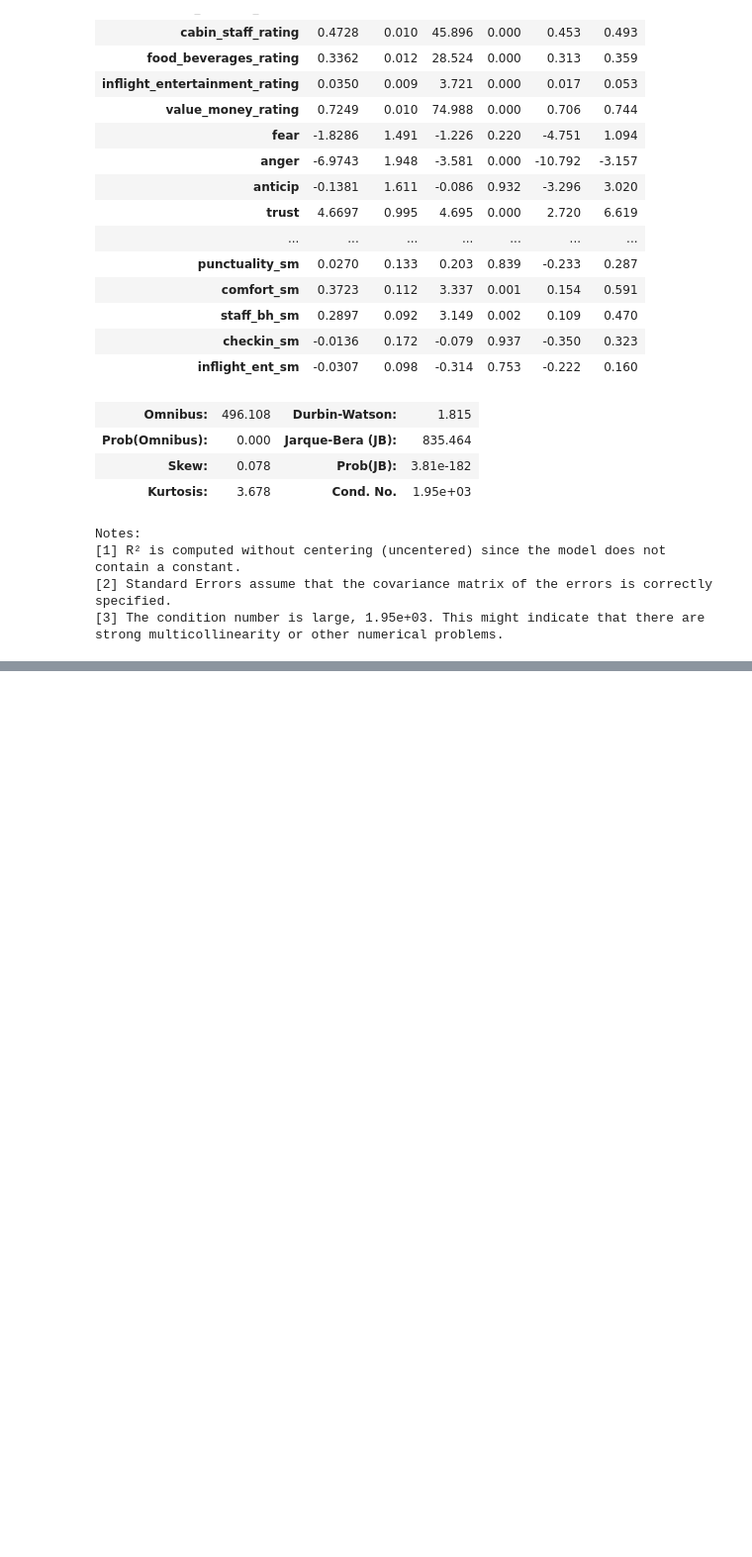
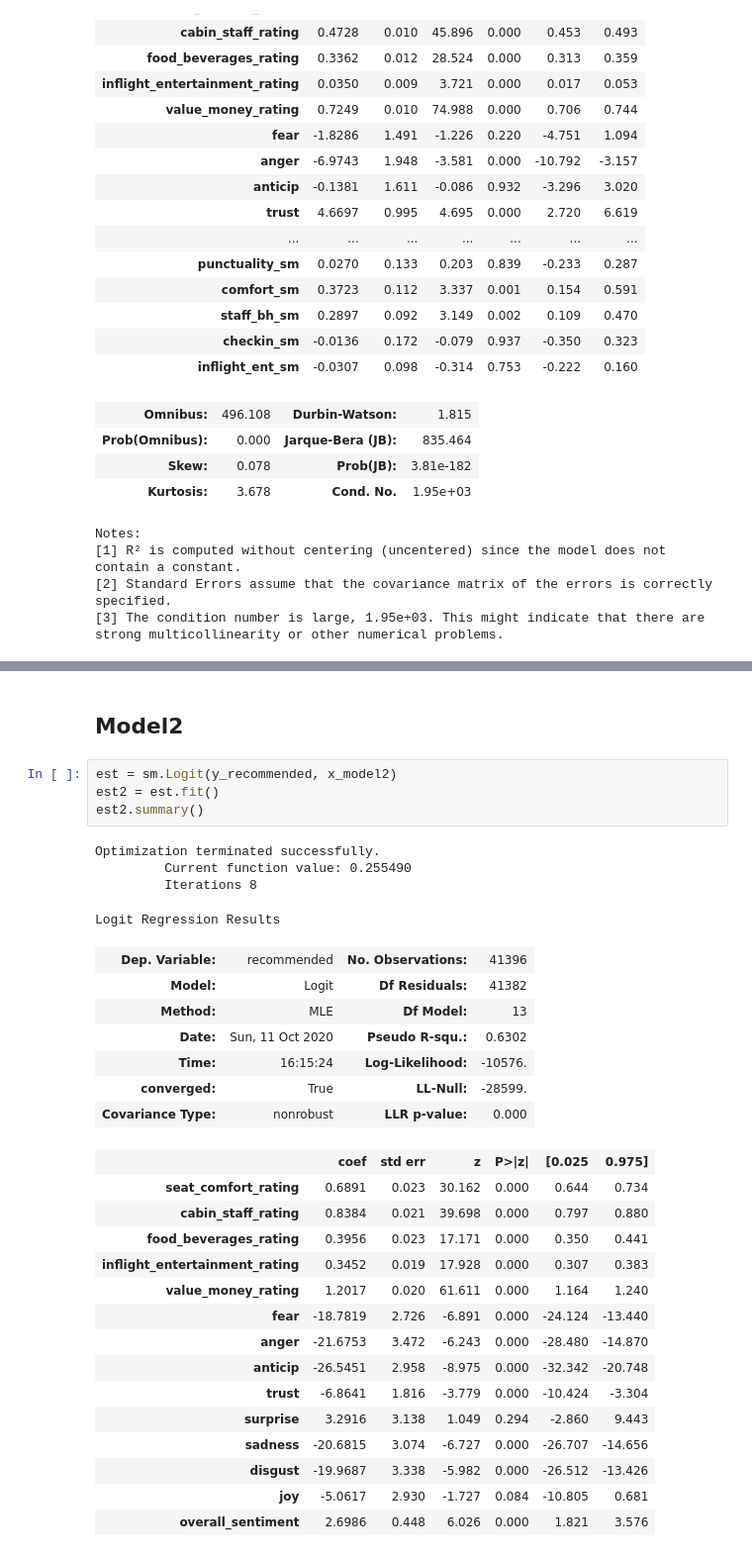
Before and after one commit to elauser/DataMining_AirplaneServiceAnalysis, a Jupyter notebook: regression_analysis.ipynb, the cells around one changed output, grey strips where cells are left out. Shown at 99% size. Cells and saved outputs as stored; diff of their text form; blank space fills up the shorter version.

```diff
--- a/regression_analysis.ipynb
+++ b/regression_analysis.ipynb
@@ -153,0 +180,33 @@ strong multicollinearity or other numerical problems.
+# %% [markdown]
+## Model2
+# %%
+est = sm.Logit(y_recommended, x_model2)
+est2 = est.fit()
+est2.summary()
+# %% [output]
+Optimization terminated successfully.
+         Current function value: 0.255490
+         Iterations 8
+Logit Regression Results
+| Dep. Variable: | recommended | No. Observations: | 41396 |
+| Model: | Logit | Df Residuals: | 41382 |
+| Method: | MLE | Df Model: | 13 |
+| Date: | Sun, 11 Oct 2020 | Pseudo R-squ.: | 0.6302 |
+| Time: | 16:15:24 | Log-Likelihood: | -10576. |
+| converged: | True | LL-Null: | -28599. |
+| Covariance Type: | nonrobust | LLR p-value: | 0.000 |
+|  | coef | std err | z | P>|z| | [0.025 | 0.975] |
+| seat_comfort_rating | 0.6891 | 0.023 | 30.162 | 0.000 | 0.644 | 0.734 |
+| cabin_staff_rating | 0.8384 | 0.021 | 39.698 | 0.000 | 0.797 | 0.880 |
+| food_beverages_rating | 0.3956 | 0.023 | 17.171 | 0.000 | 0.350 | 0.441 |
+| inflight_entertainment_rating | 0.3452 | 0.019 | 17.928 | 0.000 | 0.307 | 0.383 |
+| value_money_rating | 1.2017 | 0.020 | 61.611 | 0.000 | 1.164 | 1.240 |
+| fear | -18.7819 | 2.726 | -6.891 | 0.000 | -24.124 | -13.440 |
+| anger | -21.6753 | 3.472 | -6.243 | 0.000 | -28.480 | -14.870 |
+| anticip | -26.5451 | 2.958 | -8.975 | 0.000 | -32.342 | -20.748 |
+| trust | -6.8641 | 1.816 | -3.779 | 0.000 | -10.424 | -3.304 |
+| surprise | 3.2916 | 3.138 | 1.049 | 0.294 | -2.860 | 9.443 |
+| sadness | -20.6815 | 3.074 | -6.727 | 0.000 | -26.707 | -14.656 |
+| disgust | -19.9687 | 3.338 | -5.982 | 0.000 | -26.512 | -13.426 |
+| joy | -5.0617 | 2.930 | -1.727 | 0.084 | -10.805 | 0.681 |
+| overall_sentiment | 2.6986 | 0.448 | 6.026 | 0.000 | 1.821 | 3.576 |
```
Also changed, not shown: parts of 5 cells of this notebook, 2 other files.
